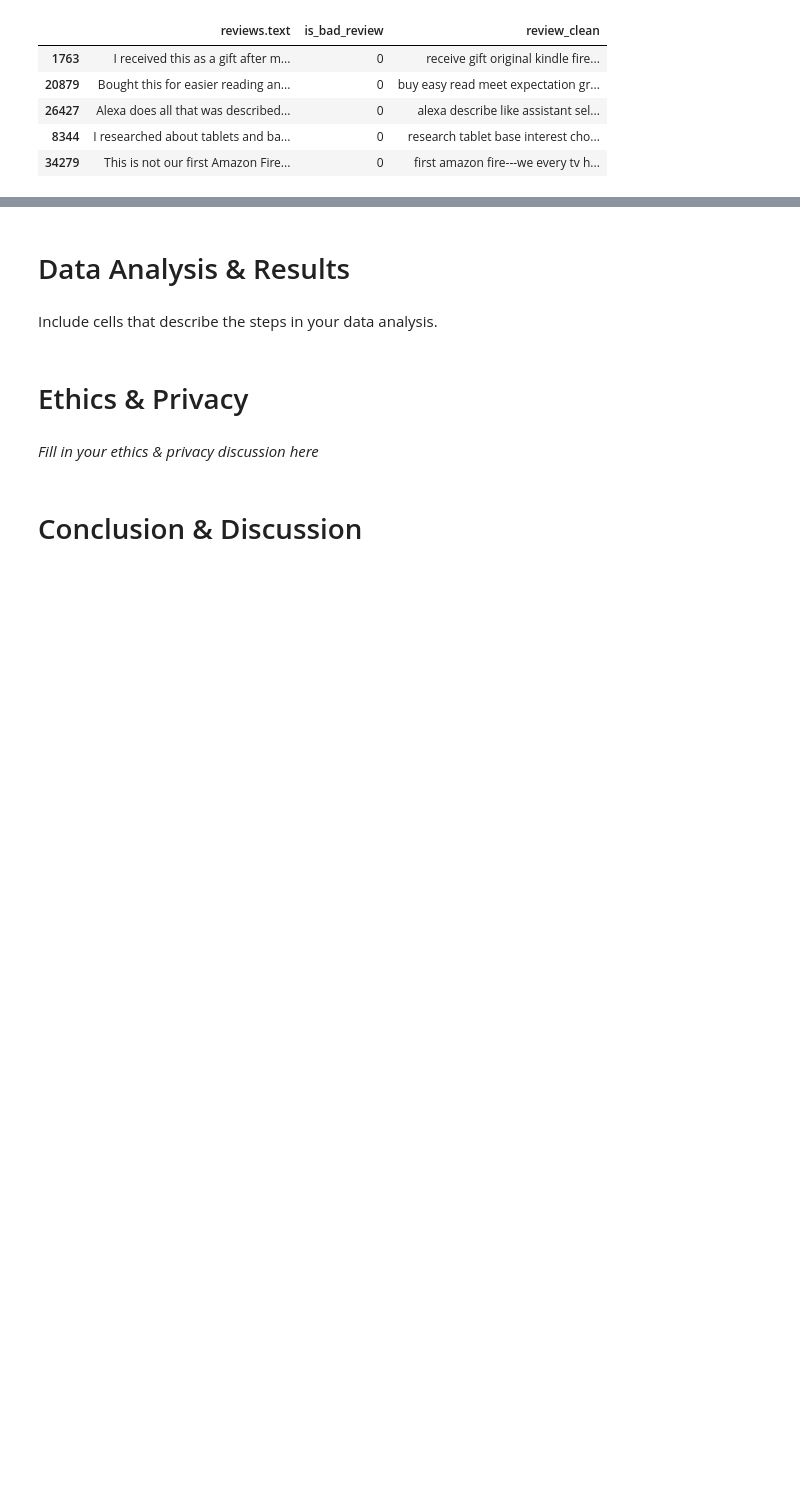
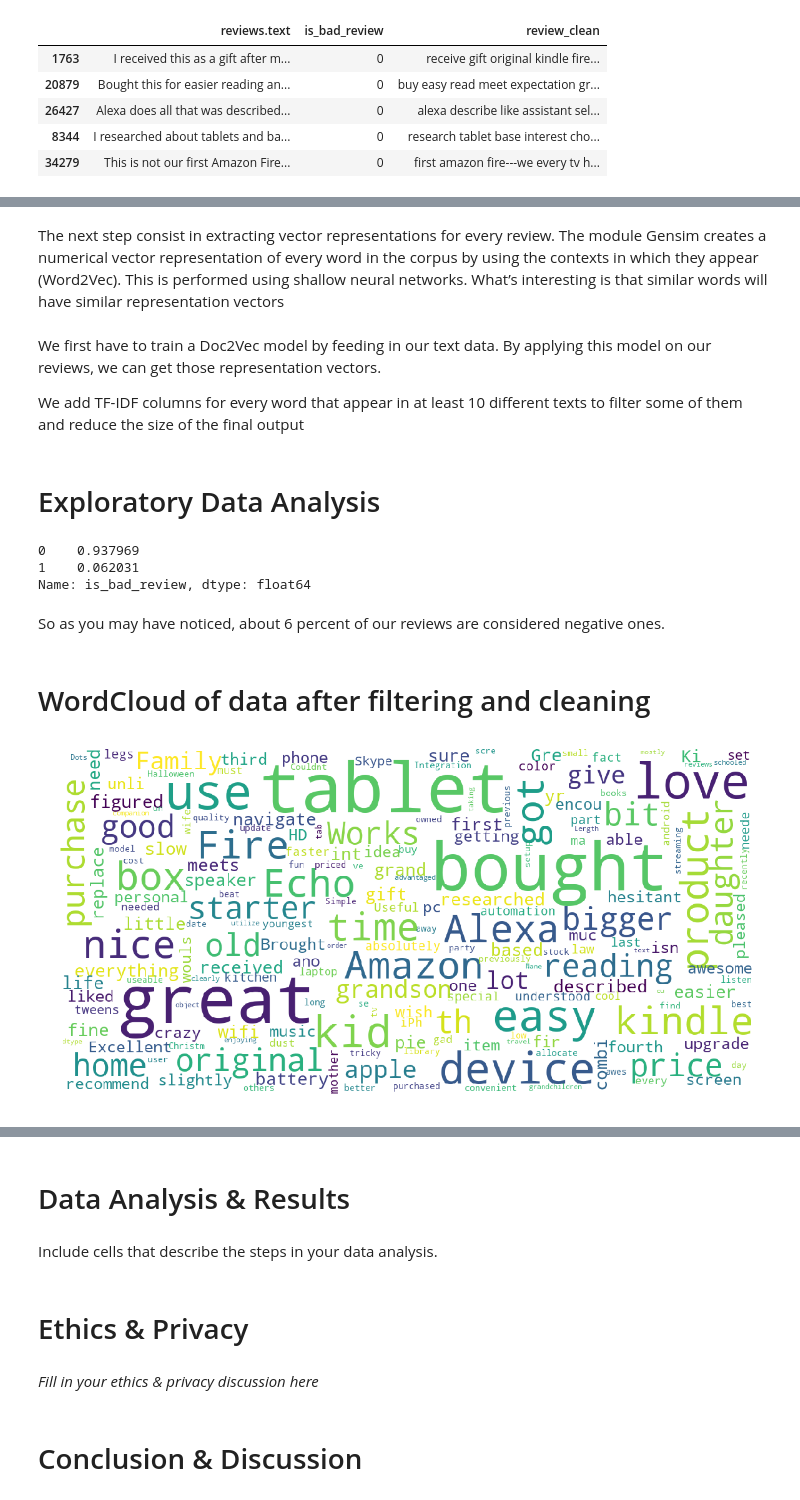
Before and after one commit to sssaiya/COGS108_Repo, a Jupyter notebook: Projects/FinalProject.ipynb, the cells around one changed output, grey strips where cells are left out. Saved outputs shown, nothing was run; the diff lists cells and outputs as text; code cells hidden in the pictures; blank space fills up the shorter version.

```diff
--- a/Projects/FinalProject.ipynb
+++ b/Projects/FinalProject.ipynb
@@ -286,0 +327,6 @@ reviews_df.head()
+# %%
+# add number of characters column
+reviews_df["nb_chars"] = reviews_df["reviews.text"].apply(lambda x: len(x))
+
+# add number of words column
+reviews_df["nb_words"] = reviews_df["reviews.text"].apply(lambda x: len(x.split(" ")))
@@ -286,0 +342,4 @@ reviews_df.head()
+# %% [markdown]
+The next step consist in extracting vector representations for every review.
+The module Gensim creates a numerical vector representation of every word in the corpus by using the contexts in which they appear (Word2Vec).
+This is performed using shallow neural networks. What’s interesting is that similar words will have similar representation vectors
@@ -286,0 +361,52 @@ reviews_df.head()
+# %% [markdown]
+We first have to train a Doc2Vec model by feeding in our text data. By applying this model on our reviews, we can get those representation vectors.
+
+We add TF-IDF columns for every word that appear in at least 10 different texts to filter some of them and reduce the size of the final output
+# %%
+from sklearn.feature_extraction.text import TfidfVectorizer
+tfidf = TfidfVectorizer(min_df = 10)
+tfidf_result = tfidf.fit_transform(reviews_df["review_clean"]).toarray()
+tfidf_df = pd.DataFrame(tfidf_result, columns = tfidf.get_feature_names())
+tfidf_df.columns = ["word_" + str(x) for x in tfidf_df.columns]
+tfidf_df.index = reviews_df.index
+reviews_df = pd.concat([reviews_df, tfidf_df], axis=1)
+# %% [markdown]
+# Exploratory Data Analysis
+# %%
+reviews_df["is_bad_review"].value_counts(normalize = True)
+# %% [output]
+0    0.937969
+1    0.062031
+Name: is_bad_review, dtype: float64
+# %% [markdown]
+So as you may have noticed, about 6 percent of our reviews are considered negative ones.
+# %% [markdown]
+# WordCloud of data after filtering and cleaning
+# %%
+# wordcloud function
+
+from wordcloud import WordCloud
+import matplotlib.pyplot as plt
+
+def show_wordcloud(data, title = None):
+    wordcloud = WordCloud(
+        background_color = 'white',
+        max_words = 200,
+        max_font_size = 40,
+        scale = 3,
+        random_state = 42
+    ).generate(str(data))
+
+    fig = plt.figure(1, figsize = (20, 20))
+    plt.axis('off')
+    if title:
+        fig.suptitle(title, fontsize = 20)
+        fig.subplots_adjust(top = 2.3)
+
+    plt.imshow(wordcloud)
+    plt.show()
+
+# print wordcloud
+show_wordcloud(reviews_df["reviews.text"])
+# %% [output]
+[figure, added]
```
Also changed, not shown: parts of 27 cells of this notebook.
